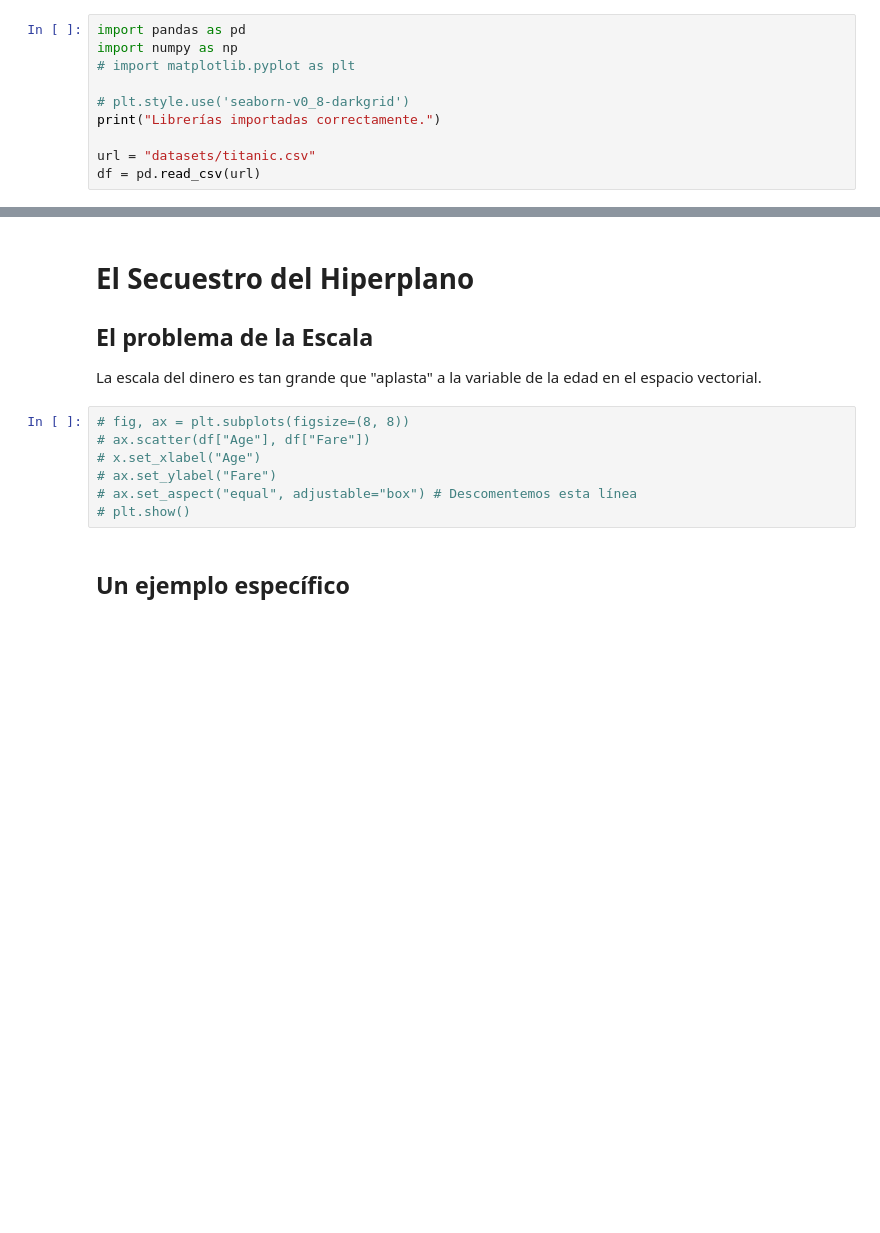
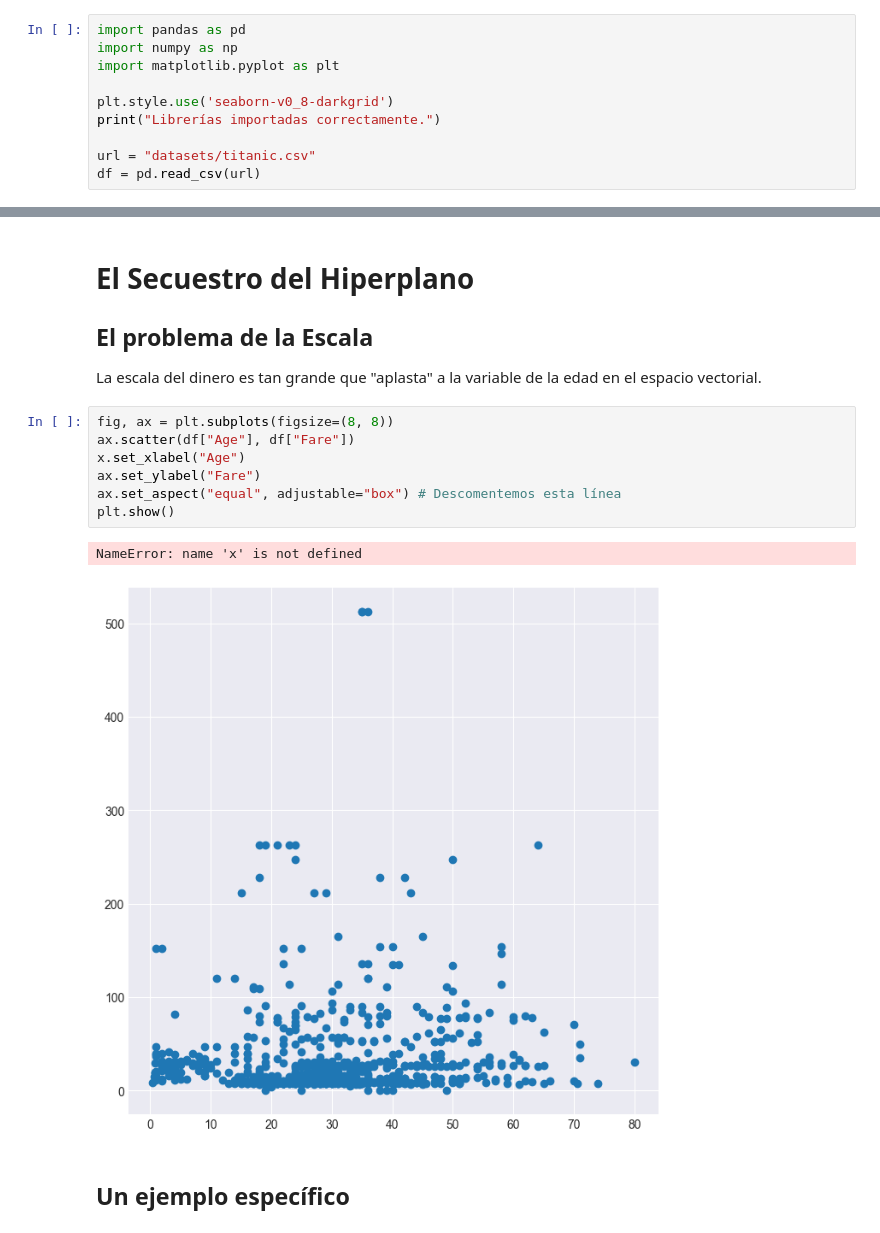
Before and after one commit to ElNito7/MineriaDeDatos, a Jupyter notebook: 08-DataGeometry_1.ipynb, the cells around one changed output, grey strips where cells are left out. Saved outputs shown, nothing was run; the diff lists cells and outputs as text; blank space fills up the shorter version.

```diff
--- a/08-DataGeometry_1.ipynb
+++ b/08-DataGeometry_1.ipynb
@@ -1,9 +1,9 @@
 # %%
 import pandas as pd
 import numpy as np
-# import matplotlib.pyplot as plt
+import matplotlib.pyplot as plt
 
-# plt.style.use('seaborn-v0_8-darkgrid')
+plt.style.use('seaborn-v0_8-darkgrid')
 print("Librerías importadas correctamente.")
 
 url = "datasets/titanic.csv"
@@ -16,12 +16,15 @@ Librerías importadas correctamente.
 
 La escala del dinero es tan grande que "aplasta" a la variable de la edad en el espacio vectorial.
 # %%
-# fig, ax = plt.subplots(figsize=(8, 8))
-# ax.scatter(df["Age"], df["Fare"])
-# x.set_xlabel("Age")
-# ax.set_ylabel("Fare")
-# ax.set_aspect("equal", adjustable="box") # Descomentemos esta línea
-# plt.show()
+fig, ax = plt.subplots(figsize=(8, 8))
+ax.scatter(df["Age"], df["Fare"])
+x.set_xlabel("Age")
+ax.set_ylabel("Fare")
+ax.set_aspect("equal", adjustable="box") # Descomentemos esta línea
+plt.show()
+# %% [output]
+NameError: name 'x' is not defined
+[figure, added]
 # %% [markdown]
 ## Un ejemplo específico
 # %%
```
Also changed, not shown: parts of 1 cell of this notebook, 2 other files.
